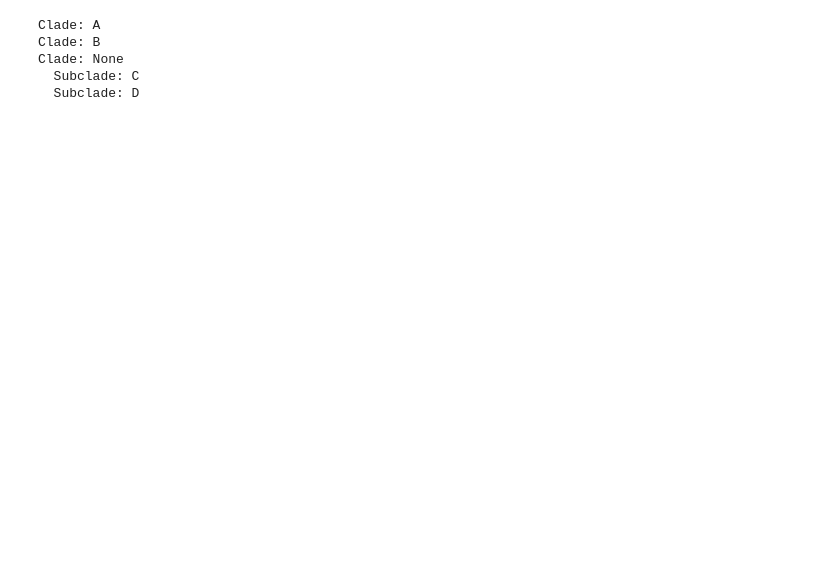
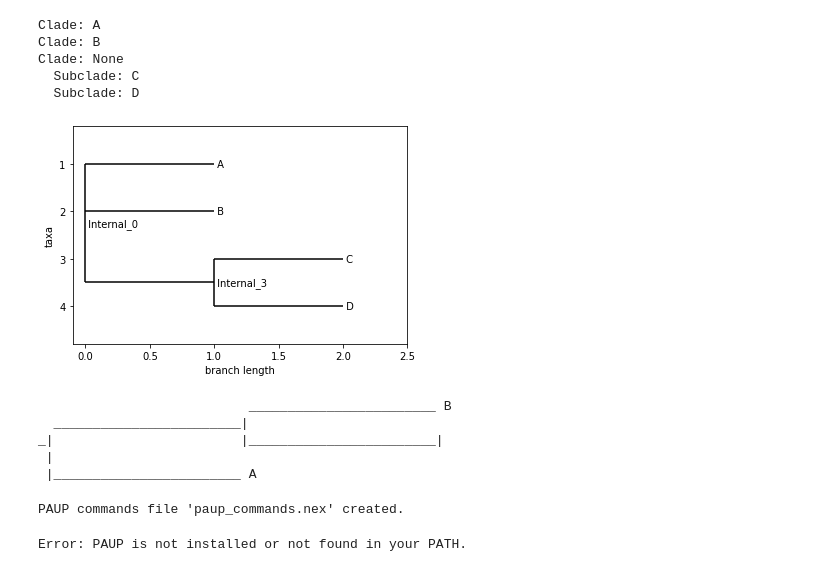
Before and after one commit to michaelremington2/Intro-to-Bioinformatics-Python, a Jupyter notebook: biopython.ipynb, the cells around one changed output. Drawn from its saved outputs; the diff is of its cells as text; code cells hidden in the pictures; blank space fills up the shorter version.

```diff
--- a/biopython.ipynb
+++ b/biopython.ipynb
@@ -637,3 +646,68 @@ Clade: B
 Clade: None
   Subclade: C
   Subclade: D
+# %%
+# Rename Nodes
+for i, clade in enumerate(tree.find_clades()):
+    if clade.name is None:
+        clade.name = f"Internal_{i}"
+
+
+Phylo.draw(tree)
+# %% [output]
+[figure, added]
+# %%
+## Setting an outgroup (Rooting a tree)
+outgroup = "A"  # Replace with the name of the desired outgroup
+tree.root_with_outgroup(outgroup)
+
+# Visualize the rooted tree
+Phylo.draw_ascii(tree)
+# %% [output]
+                           ________________________ B
+  ________________________|
+_|                        |________________________|
+ |
+ |________________________ A
+# %%
+# Lets build a tree with actual Data!
+'''
+We will use pop to make a phylogeny of monkey species
+'''
+
+commands_file = "paup_commands.nex"
+
+with open(commands_file, "w") as f:
+    f.write("""#NEXUS
+
+begin paup;
+    execute primate-mtDNA.nex;  [Input the Nexus file with sequence alignment]
+    set criterion=distance;    [Use a distance-based method]
+    dset distance=HKY85;       [Set the evolutionary model for distance calculation]
+    nj;                        [Build a Neighbor-Joining tree]
+    savetrees file=primate_tree.nex format=nexus; [Save the resulting tree]
+end;
+""")
+print(f"PAUP commands file '{commands_file}' created.")
+# %% [output]
+PAUP commands file 'paup_commands.nex' created.
+# %%
+import subprocess
+
+paup_executable = "paup"            # Adjust if PAUP is not in your PATH
+commands_file = "paup_commands.nex" # PAUP commands file
+
+# Run PAUP
+try:
+    subprocess.run(
+        [paup_executable, "-n", commands_file],
+        check=True
+    )
+    print("PAUP analysis completed successfully!")
+    print("Tree saved to 'primate_tree.nex'.")
+except FileNotFoundError:
+    print("Error: PAUP is not installed or not found in your PATH.")
+except subprocess.CalledProcessError as e:
+    print(f"Error during PAUP execution: {e}")
+# %% [output]
+Error: PAUP is not installed or not found in your PATH.
```
Also changed, not shown: parts of 5 cells of this notebook, 5 other files.
